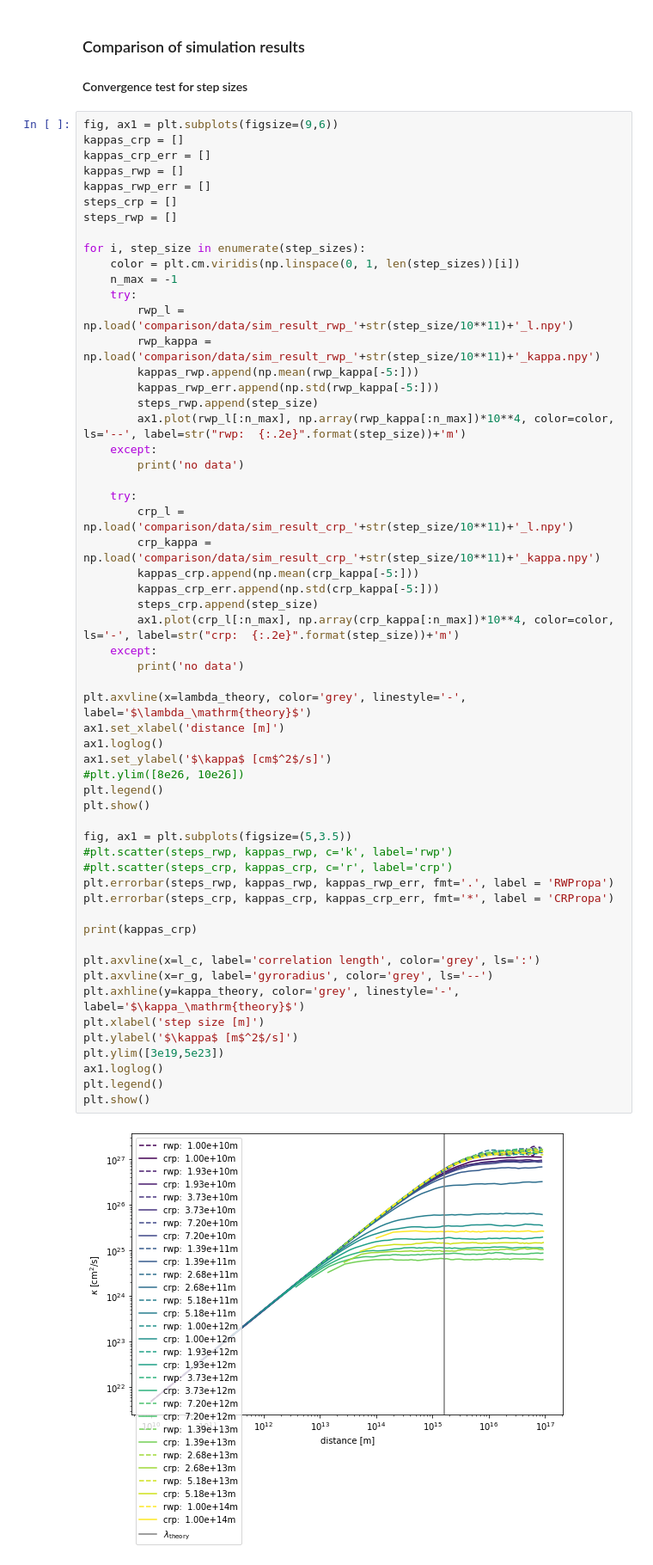
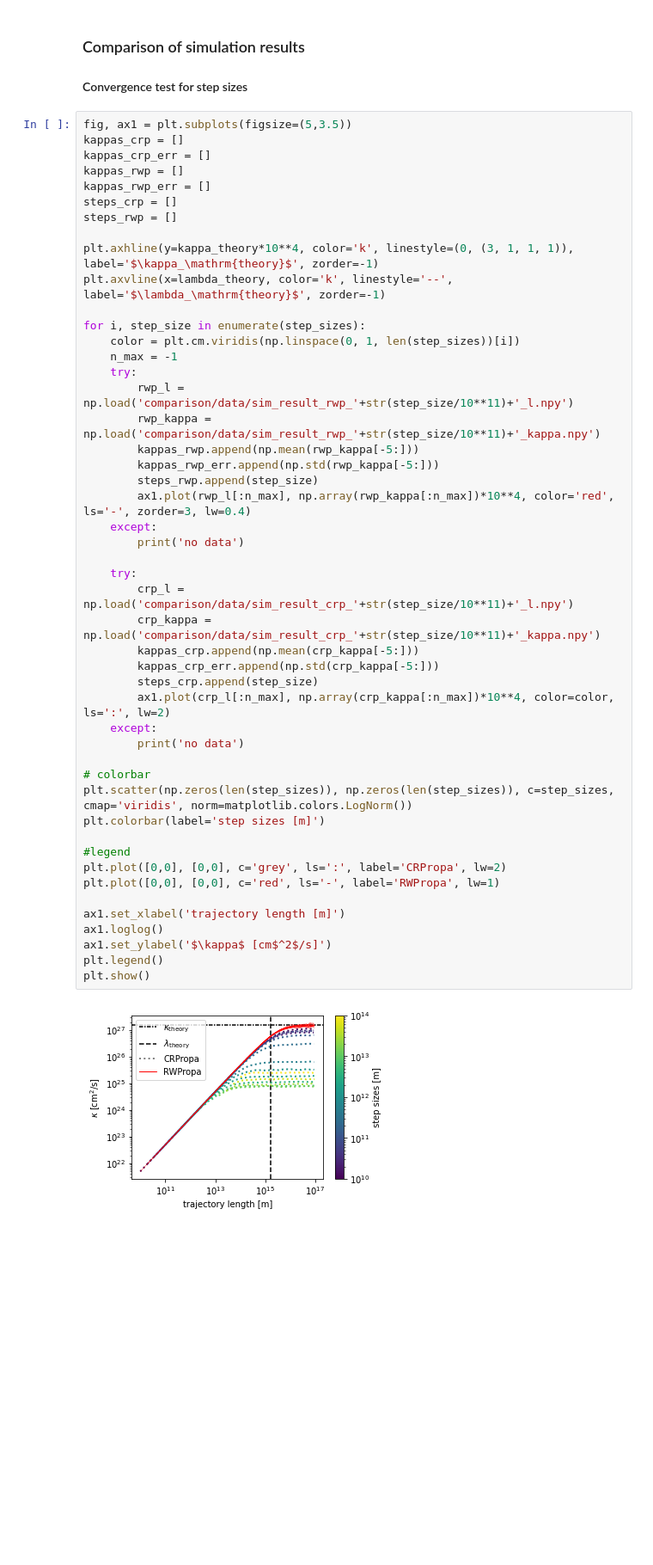
Before and after one commit to reichherzerp/PropPy, a Jupyter notebook: comparison/Comparison in compact astrophysical sources.ipynb, the cells around one changed output. Shown at 86% size. Drawn from its saved outputs; the diff is of its cells as text; blank space fills up the shorter version.

Commit message:
finished plot for running diffusion coefficients
Former-commit-id: 7bf8fb055bbcbad985618175306ecda623c1d293

```diff
--- a/comparison/Comparison in compact astrophysical sources.ipynb
+++ b/comparison/Comparison in compact astrophysical sources.ipynb
@@ -114,61 +114,52 @@ init statistics plotting class
 ### Comparison of simulation results
 #### Convergence test for step sizes
 # %%
-fig, ax1 = plt.subplots(figsize=(9,6))
+fig, ax1 = plt.subplots(figsize=(5,3.5))
 kappas_crp = []
 kappas_crp_err = []
 kappas_rwp = []
 kappas_rwp_err = []
 steps_crp = []
 steps_rwp = []
+
+plt.axhline(y=kappa_theory*10**4, color='k', linestyle=(0, (3, 1, 1, 1)), label='$\kappa_\mathrm{theory}$', zorder=-1)
+plt.axvline(x=lambda_theory, color='k', linestyle='--', label='$\lambda_\mathrm{theory}$', zorder=-1)
 
 for i, step_size in enumerate(step_sizes):
     color = plt.cm.viridis(np.linspace(0, 1, len(step_sizes))[i])
     n_max = -1
     try:
         rwp_l = np.load('comparison/data/sim_result_rwp_'+str(step_size/10**11)+'_l.npy')
         rwp_kappa = np.load('comparison/data/sim_result_rwp_'+str(step_size/10**11)+'_kappa.npy')
         kappas_rwp.append(np.mean(rwp_kappa[-5:]))
         kappas_rwp_err.append(np.std(rwp_kappa[-5:]))
         steps_rwp.append(step_size)
-        ax1.plot(rwp_l[:n_max], np.array(rwp_kappa[:n_max])*10**4, color=color, ls='--', label=str("rwp:  {:.2e}".format(step_size))+'m')
+        ax1.plot(rwp_l[:n_max], np.array(rwp_kappa[:n_max])*10**4, color='red', ls='-', zorder=3, lw=0.4)
     except:
         print('no data')
 
     try:
         crp_l = np.load('comparison/data/sim_result_crp_'+str(step_size/10**11)+'_l.npy')
         crp_kappa = np.load('comparison/data/sim_result_crp_'+str(step_size/10**11)+'_kappa.npy')
         kappas_crp.append(np.mean(crp_kappa[-5:]))
         kappas_crp_err.append(np.std(crp_kappa[-5:]))
         steps_crp.append(step_size)
-        ax1.plot(crp_l[:n_max], np.array(crp_kappa[:n_max])*10**4, color=color, ls='-', label=str("crp:  {:.2e}".format(step_size))+'m')
+        ax1.plot(crp_l[:n_max], np.array(crp_kappa[:n_max])*10**4, color=color, ls=':', lw=2)
     except:
         print('no data')
 
-plt.axvline(x=lambda_theory, color='grey', linestyle='-', label='$\lambda_\mathrm{theory}$')
-ax1.set_xlabel('distance [m]')
+# colorbar
+plt.scatter(np.zeros(len(step_sizes)), np.zeros(len(step_sizes)), c=step_sizes, cmap='viridis', norm=matplotlib.colors.LogNorm())
+plt.colorbar(label='step sizes [m]')
+
+#legend
+plt.plot([0,0], [0,0], c='grey', ls=':', label='CRPropa', lw=2)
+plt.plot([0,0], [0,0], c='red', ls='-', label='RWPropa', lw=1)
+
+ax1.set_xlabel('trajectory length [m]')
 ax1.loglog()
 ax1.set_ylabel('$\kappa$ [cm$^2$/s]')
-#plt.ylim([8e26, 10e26])
 plt.legend()
 plt.show()
-
-fig, ax1 = plt.subplots(figsize=(5,3.5))
-#plt.scatter(steps_rwp, kappas_rwp, c='k', label='rwp')
-#plt.scatter(steps_crp, kappas_crp, c='r', label='crp')
-plt.errorbar(steps_rwp, kappas_rwp, kappas_rwp_err, fmt='.', label = 'RWPropa')
-plt.errorbar(steps_crp, kappas_crp, kappas_crp_err, fmt='*', label = 'CRPropa')
-
-print(kappas_crp)
-
-plt.axvline(x=l_c, label='correlation length', color='grey', ls=':')
-plt.axvline(x=r_g, label='gyroradius', color='grey', ls='--')
-plt.axhline(y=kappa_theory, color='grey', linestyle='-', label='$\kappa_\mathrm{theory}$')
-plt.xlabel('step size [m]')
-plt.ylabel('$\kappa$ [m$^2$/s]')
-plt.ylim([3e19,5e23])
-ax1.loglog()
-plt.legend()
-plt.show()
 # %% [output]
-[figure, old version]
+[figure, new version]
```
Also changed, not shown: parts of 6 cells of this notebook.
